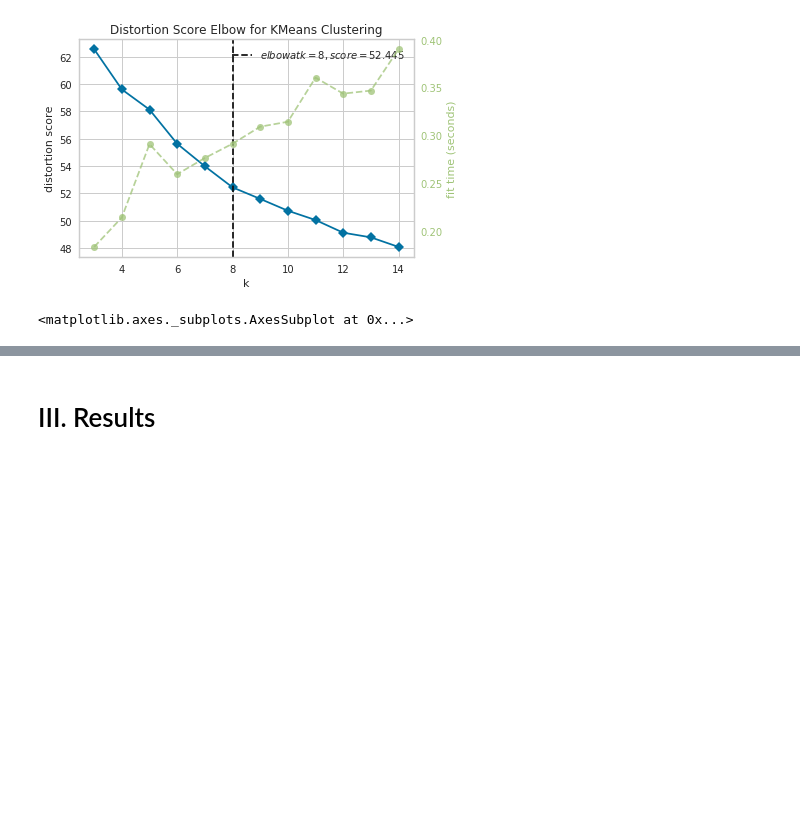
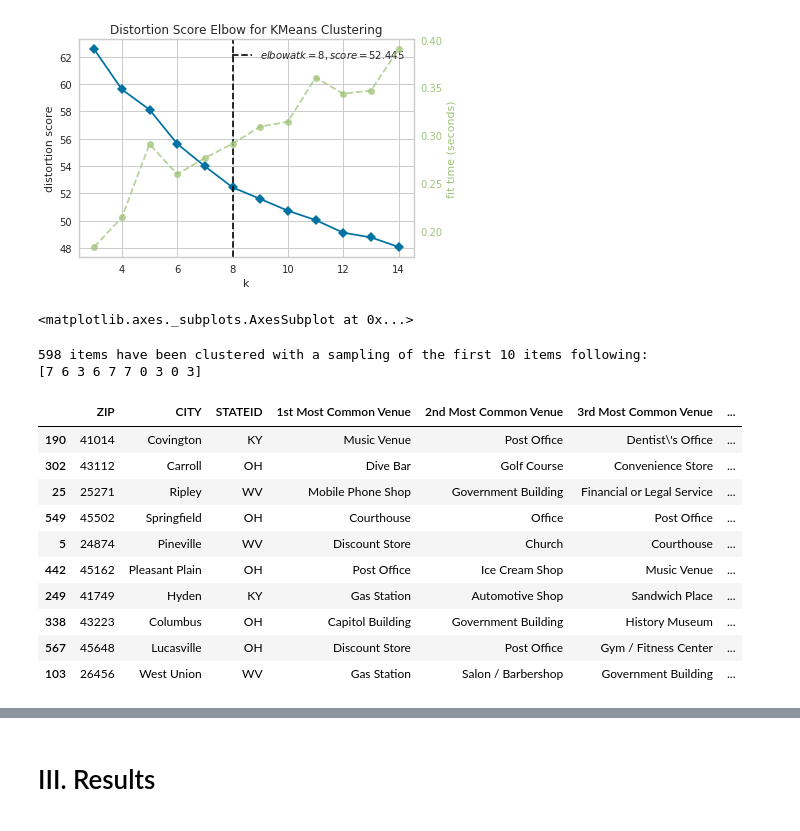
Before and after one commit to rsq215/Coursera_Capstone, a Jupyter notebook: RQueen Capstone Final Project - Part II.ipynb, the cells around one changed output, grey strips where cells are left out. Drawn from its saved outputs; the diff is of its cells as text; code cells hidden in the pictures; blank space fills up the shorter version.

```diff
--- a/RQueen Capstone Final Project - Part II.ipynb
+++ b/RQueen Capstone Final Project - Part II.ipynb
@@ -728,3 +728,29 @@ visualizer.show()                     # Finalize and render the figure
 # %% [output]
 [figure]
 <matplotlib.axes._subplots.AxesSubplot at 0x...>
+# %%
+# Fit our model using K Means clustering
+kmeans = KMeans(n_clusters=8, random_state=4)
+kmeans.fit(venue_clusters)
+
+# Produce cluster labels
+labels = kmeans.labels_
+print(f'{len(labels)} items have been clustered with a sampling of the first 10 items following:\n{labels[:10]}')
+# %% [output]
+598 items have been clustered with a sampling of the first 10 items following:
+[7 6 3 6 7 7 0 3 0 3]
+# %%
+venues_sort['CLUSTER'] = labels
+venues_sort.sample(10)
+# %% [output]
+|  | ZIP | CITY | STATEID | 1st Most Common Venue | 2nd Most Common Venue | 3rd Most Common Venue | ... |
+| 190 | 41014 | Covington | KY | Music Venue | Post Office | Dentist\'s Office | ... |
+| 302 | 43112 | Carroll | OH | Dive Bar | Golf Course | Convenience Store | ... |
+| 25 | 25271 | Ripley | WV | Mobile Phone Shop | Government Building | Financial or Legal Service | ... |
+| 549 | 45502 | Springfield | OH | Courthouse | Office | Post Office | ... |
+| 5 | 24874 | Pineville | WV | Discount Store | Church | Courthouse | ... |
+| 442 | 45162 | Pleasant Plain | OH | Post Office | Ice Cream Shop | Music Venue | ... |
+| 249 | 41749 | Hyden | KY | Gas Station | Automotive Shop | Sandwich Place | ... |
+| 338 | 43223 | Columbus | OH | Capitol Building | Government Building | History Museum | ... |
+| 567 | 45648 | Lucasville | OH | Discount Store | Post Office | Gym / Fitness Center | ... |
+| 103 | 26456 | West Union | WV | Gas Station | Salon / Barbershop | Government Building | ... |
```
Also changed, not shown: parts of 14 cells of this notebook.
